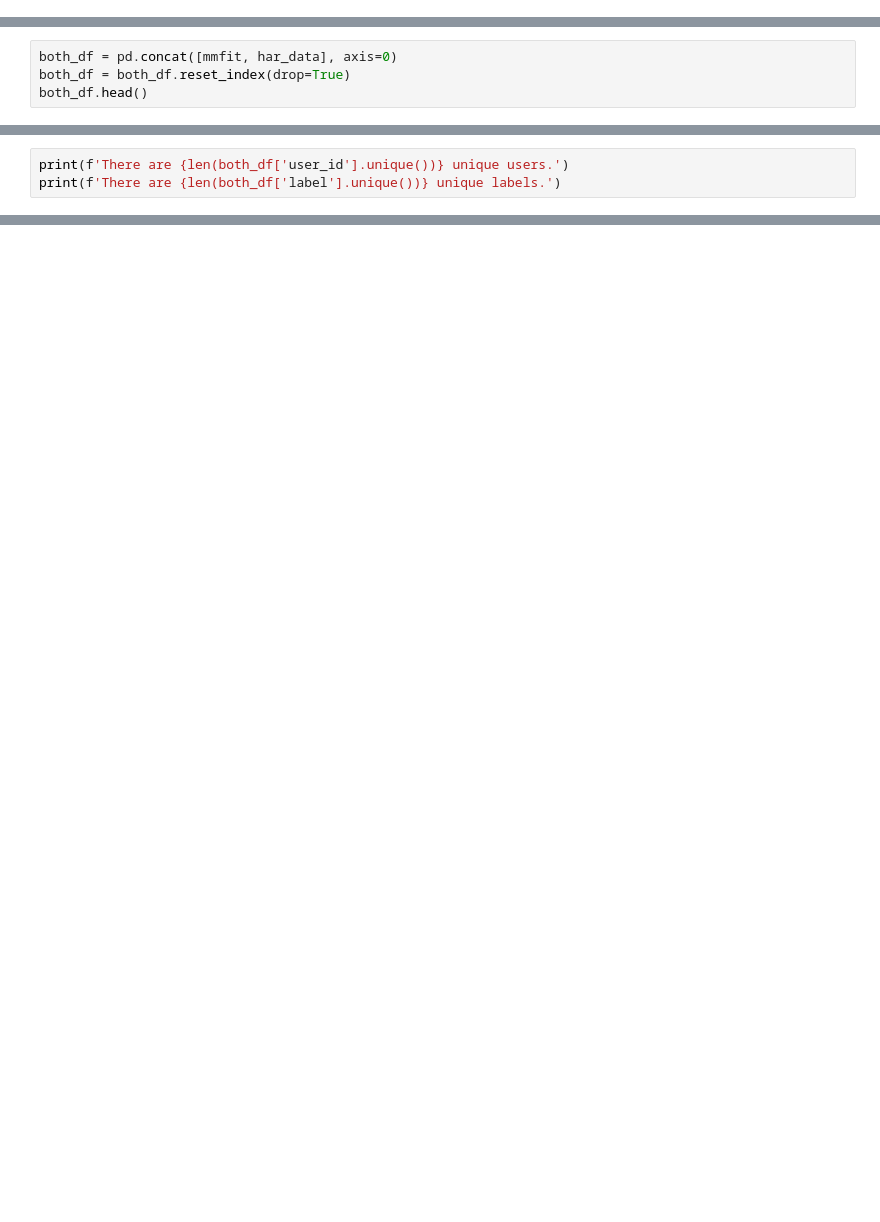
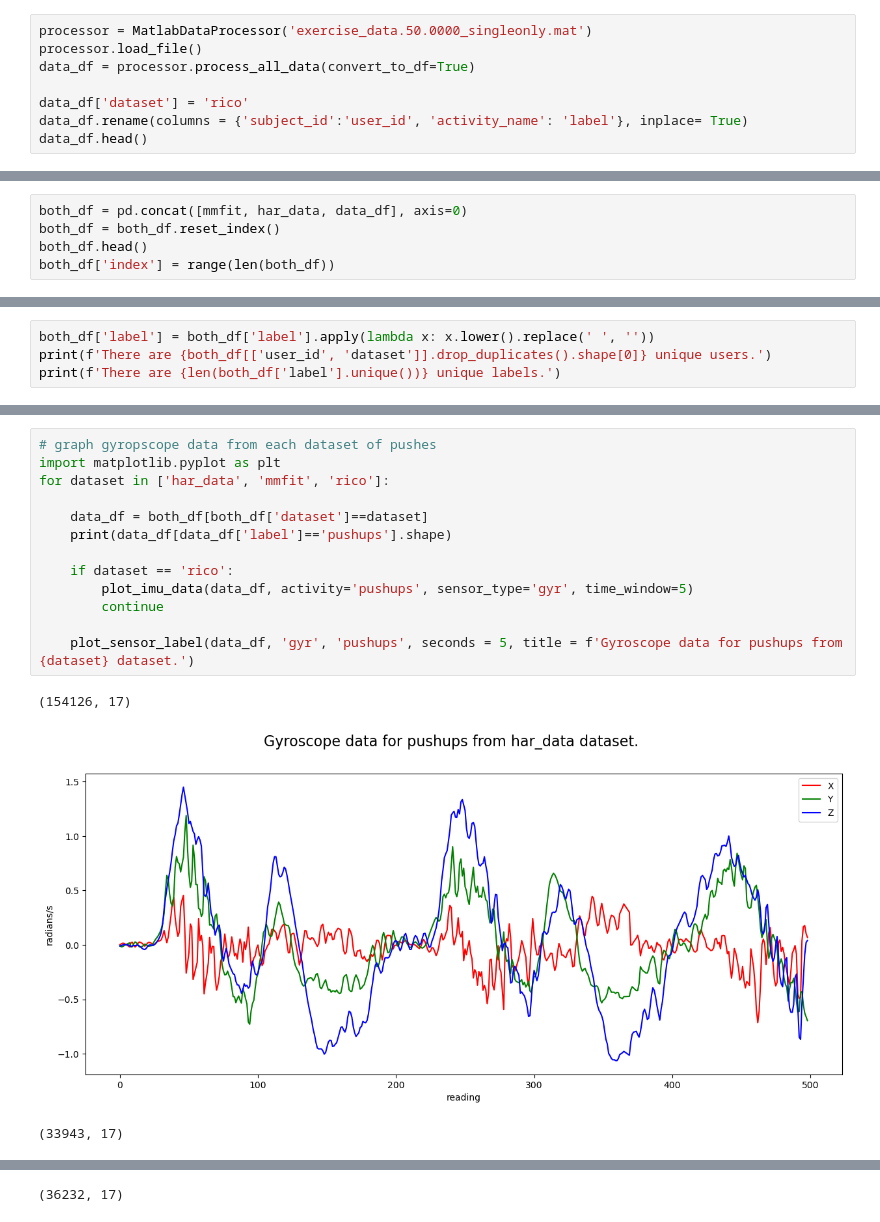
Before and after one commit to Djai284/smartwatch-activity-recognition, a Jupyter notebook: create_dataset.ipynb, the cells around one changed output, grey strips where cells are left out. Cells and saved outputs as stored; diff of their text form; blank space fills up the shorter version.

```diff
--- a/create_dataset.ipynb
+++ b/create_dataset.ipynb
@@ -5,0 +6,8 @@ from utils import plotting as plotting
+# %%
+processor = MatlabDataProcessor('exercise_data.50.0000_singleonly.mat')
+processor.load_file()
+data_df = processor.process_all_data(convert_to_df=True)
+
+data_df['dataset'] = 'rico'
+data_df.rename(columns = {'subject_id':'user_id', 'activity_name': 'label'}, inplace= True)
+data_df.head()
@@ -9,6 +31,7 @@ har_data = load_crossfit()
 mmfit['dataset'] = 'mmfit'
 har_data['dataset'] = 'har_data'
 # %%
-both_df = pd.concat([mmfit, har_data], axis=0)
-both_df = both_df.reset_index(drop=True)
+both_df = pd.concat([mmfit, har_data, data_df], axis=0)
+both_df = both_df.reset_index()
 both_df.head()
+both_df['index'] = range(len(both_df))
@@ -22,4 +38,5 @@ both_df.head()
 # %%
-print(f'There are {len(both_df['user_id'].unique())} unique users.')
+both_df['label'] = both_df['label'].apply(lambda x: x.lower().replace(' ', ''))
+print(f'There are {both_df[['user_id', 'dataset']].drop_duplicates().shape[0]} unique users.')
 print(f'There are {len(both_df['label'].unique())} unique labels.')
 # %% [output]
@@ -63,0 +100,17 @@ Name: count, dtype: int64
+# %%
+# graph gyropscope data from each dataset of pushes
+import matplotlib.pyplot as plt
+for dataset in ['har_data', 'mmfit', 'rico']:
+
+    data_df = both_df[both_df['dataset']==dataset]
+    print(data_df[data_df['label']=='pushups'].shape)
+
+    if dataset == 'rico':
+        plot_imu_data(data_df, activity='pushups', sensor_type='gyr', time_window=5)
+        continue
+
+    plot_sensor_label(data_df, 'gyr', 'pushups', seconds = 5, title = f'Gyroscope data for pushups from {dataset} dataset.')
+# %% [output]
+(154126, 17)
+[figure, added]
+(33943, 17)
@@ -63,0 +118 @@ Name: count, dtype: int64
+(36232, 17)
```
Also changed, not shown: parts of 17 cells of this notebook, 3 other files.
